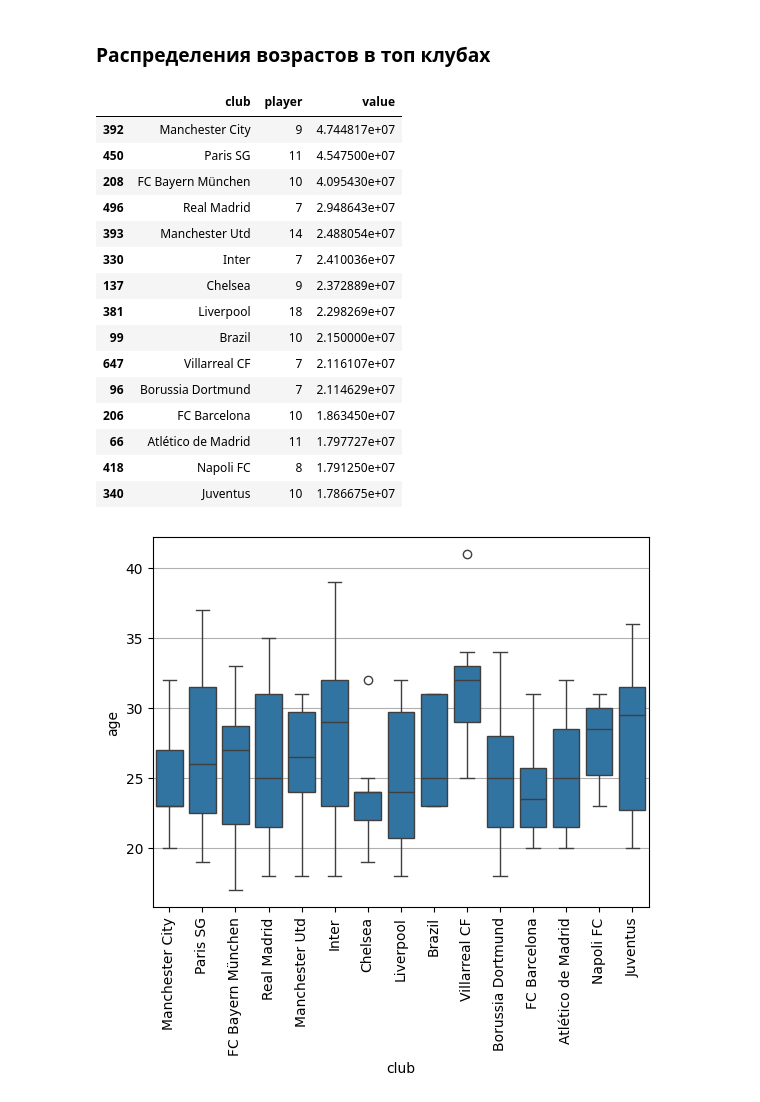
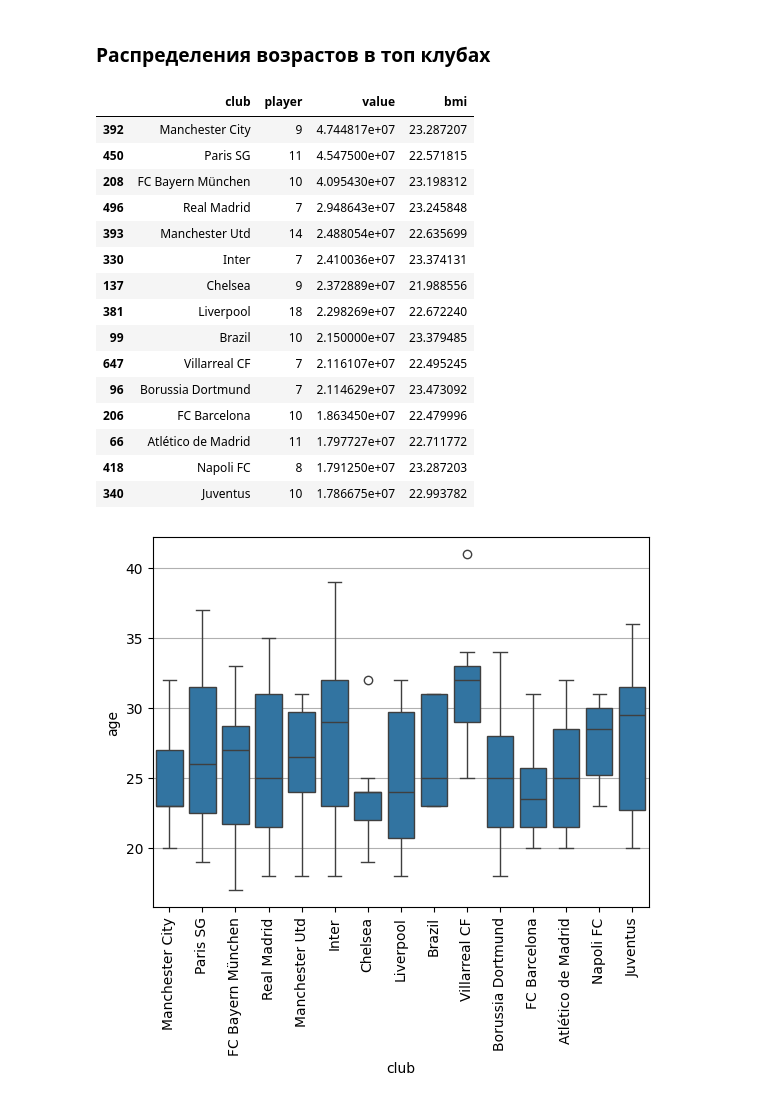
Before and after one commit to jsinkx/bigdata-player-stats-coursework, a Jupyter notebook: players_stats.ipynb, the cells around one changed output. Drawn from its saved outputs; the diff is of its cells as text; code cells hidden in the pictures.

```diff
--- a/players_stats.ipynb
+++ b/players_stats.ipynb
@@ -371,29 +371,31 @@ plt.show()
 [figure]
 # %% [markdown]
 ### Распределения возрастов в топ клубах
+# %%
+df['bmi'] = df['weight'] / (df['height']/100)**2
 # %%
-df_clubs = df[['player', 'club', 'value']].groupby('club').agg({'player': 'count', 'value': 'mean'}).reset_index().sort_values(by='value', ascending=False)
+df_clubs = df[['player', 'bmi', 'club', 'value']].groupby('club').agg({'player': 'count', 'value': 'mean', 'bmi': 'mean'}).reset_index().sort_values(by='value', ascending=False)
 
 df_clubs = df_clubs.sort_values(by='value', ascending=False).nlargest(TOP_RECORDS, 'value')
 
 df_clubs
 # %% [output]
-|  | club | player | value |
-| 392 | Manchester City | 9 | 4.744817e+07 |
-| 450 | Paris SG | 11 | 4.547500e+07 |
-| 208 | FC Bayern München | 10 | 4.095430e+07 |
-| 496 | Real Madrid | 7 | 2.948643e+07 |
-| 393 | Manchester Utd | 14 | 2.488054e+07 |
-| 330 | Inter | 7 | 2.410036e+07 |
-| 137 | Chelsea | 9 | 2.372889e+07 |
-| 381 | Liverpool | 18 | 2.298269e+07 |
-| 99 | Brazil | 10 | 2.150000e+07 |
-| 647 | Villarreal CF | 7 | 2.116107e+07 |
-| 96 | Borussia Dortmund | 7 | 2.114629e+07 |
-| 206 | FC Barcelona | 10 | 1.863450e+07 |
-| 66 | Atlético de Madrid | 11 | 1.797727e+07 |
-| 418 | Napoli FC | 8 | 1.791250e+07 |
-| 340 | Juventus | 10 | 1.786675e+07 |
+|  | club | player | value | bmi |
+| 392 | Manchester City | 9 | 4.744817e+07 | 23.287207 |
+| 450 | Paris SG | 11 | 4.547500e+07 | 22.571815 |
+| 208 | FC Bayern München | 10 | 4.095430e+07 | 23.198312 |
+| 496 | Real Madrid | 7 | 2.948643e+07 | 23.245848 |
+| 393 | Manchester Utd | 14 | 2.488054e+07 | 22.635699 |
+| 330 | Inter | 7 | 2.410036e+07 | 23.374131 |
+| 137 | Chelsea | 9 | 2.372889e+07 | 21.988556 |
+| 381 | Liverpool | 18 | 2.298269e+07 | 22.672240 |
+| 99 | Brazil | 10 | 2.150000e+07 | 23.379485 |
+| 647 | Villarreal CF | 7 | 2.116107e+07 | 22.495245 |
+| 96 | Borussia Dortmund | 7 | 2.114629e+07 | 23.473092 |
+| 206 | FC Barcelona | 10 | 1.863450e+07 | 22.479996 |
+| 66 | Atlético de Madrid | 11 | 1.797727e+07 | 22.711772 |
+| 418 | Napoli FC | 8 | 1.791250e+07 | 23.287203 |
+| 340 | Juventus | 10 | 1.786675e+07 | 22.993782 |
 # %%
 df_top_club_players = df[df['club'].isin(df_clubs['club'].values)]
 
```
Also changed, not shown: parts of 4 cells of this notebook.
